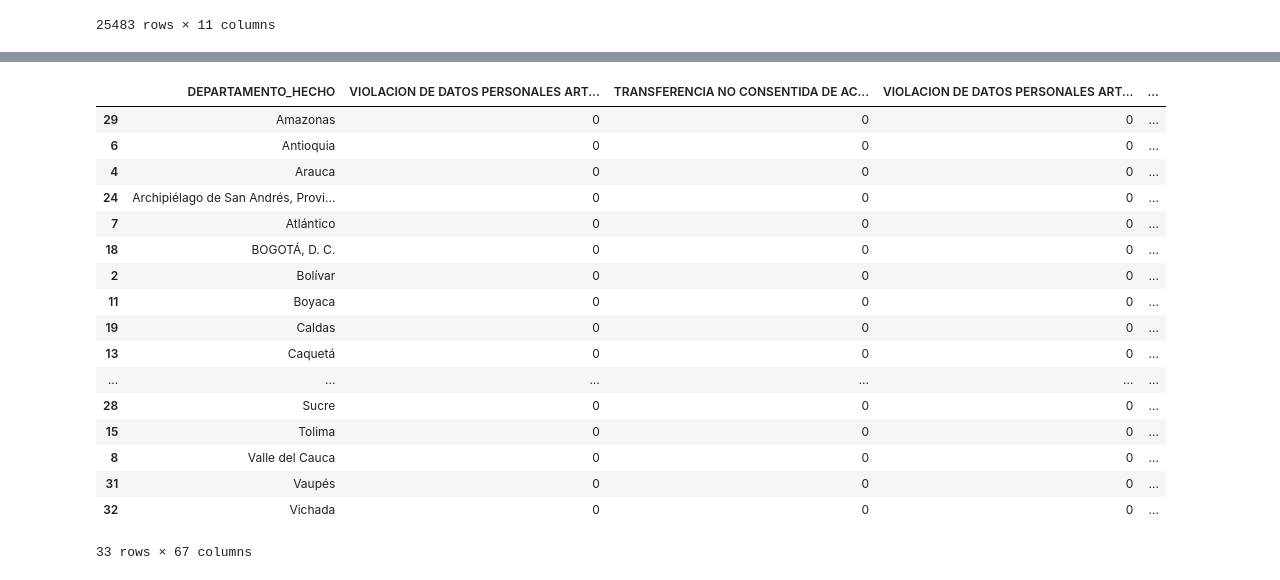
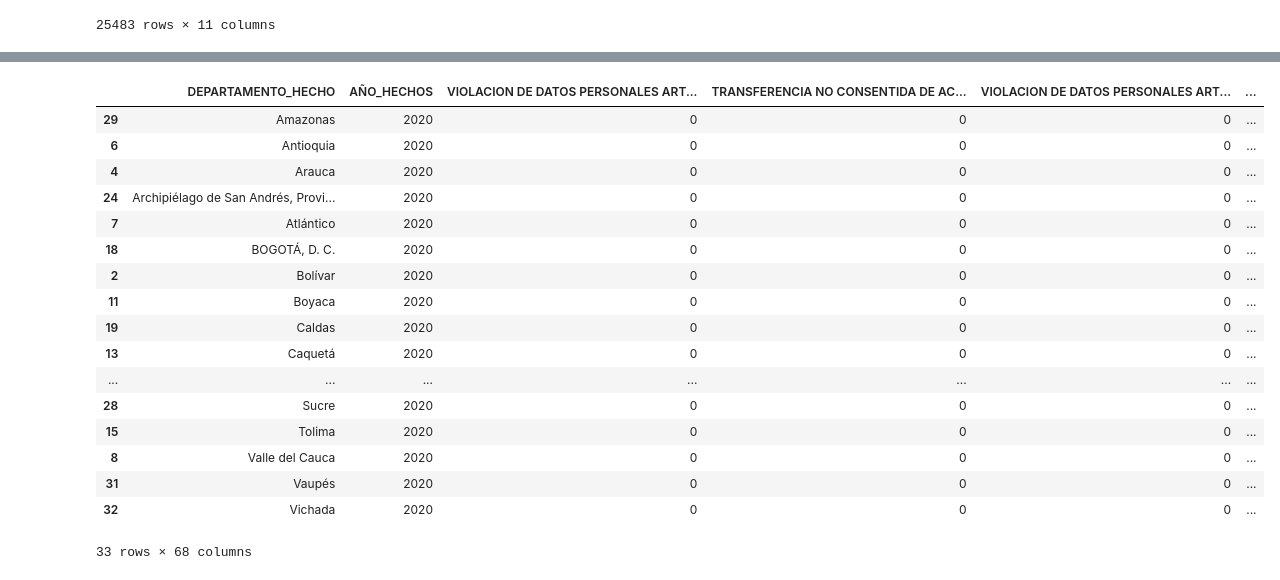
Before and after one commit to leonelpc94/delitosInformaticos, a Jupyter notebook: nuevoDataset.ipynb, the cells around one changed output, grey strips where cells are left out. Drawn from its saved outputs; the diff is of its cells as text; code cells hidden in the pictures.

Commit message:
logramos agregar los datos en el nuevo dataset

```diff
--- a/nuevoDataset.ipynb
+++ b/nuevoDataset.ipynb
@@ -68,24 +37,38 @@ print(len(nombre_delitos_totales))
-# %%
-for index in nombre_delitos_totales:
-    dfNew[index] = 0
-
-dfNew
-# %% [output]
-|  | DEPARTAMENTO_HECHO | VIOLACION DE DATOS PERSONALES ART... | TRANSFERENCIA NO CONSENTIDA DE AC... | VIOLACION DE DATOS PERSONALES ART... | ... |
-| 29 | Amazonas | 0 | 0 | 0 | ... |
-| 6 | Antioquia | 0 | 0 | 0 | ... |
-| 4 | Arauca | 0 | 0 | 0 | ... |
-| 24 | Archipiélago de San Andrés, Provi... | 0 | 0 | 0 | ... |
-| 7 | Atlántico | 0 | 0 | 0 | ... |
-| 18 | BOGOTÁ, D. C. | 0 | 0 | 0 | ... |
-| 2 | Bolívar | 0 | 0 | 0 | ... |
-| 11 | Boyaca | 0 | 0 | 0 | ... |
-| 19 | Caldas | 0 | 0 | 0 | ... |
-| 13 | Caquetá | 0 | 0 | 0 | ... |
-| ... | ... | ... | ... | ... | ... |
-| 28 | Sucre | 0 | 0 | 0 | ... |
-| 15 | Tolima | 0 | 0 | 0 | ... |
-| 8 | Valle del Cauca | 0 | 0 | 0 | ... |
-| 31 | Vaupés | 0 | 0 | 0 | ... |
-| 32 | Vichada | 0 | 0 | 0 | ... |
-33 rows × 67 columns
+# %%
+#cargar dataset csv con los delitos del año 2020
+df20 = pd.read_csv("datasetBrutoAño/dataset2020.csv")
+#la funcion unique() sirve para sacar los valores de forma que estos no sea repetidos
+nombre_delitos_20 = df20["DELITO"].unique()
+nombre_delitos_totales_20 = dataset["DELITO"].unique()
+nombre_departamento_20 = df20["DEPARTAMENTO_HECHO"].unique()
+anio20 = df20["AÑO_HECHOS"].unique()
+#crear un directorio para guardar los departamentos
+data20 ={"DEPARTAMENTO_HECHO":nombre_departamento_20}
+#crear dataframe
+dfNew20 = pd.DataFrame(data20)
+dfNew20["AÑO_HECHOS"] = anio20[0]
+#en este caso sort_values es para ordenar de forma alfabetica
+dfNew20 = dfNew20.sort_values(by="DEPARTAMENTO_HECHO")
+for index in nombre_delitos_totales_20:
+    dfNew20[index] = 0
+
+dfNew20
+# %% [output]
+|  | DEPARTAMENTO_HECHO | AÑO_HECHOS | VIOLACION DE DATOS PERSONALES ART... | TRANSFERENCIA NO CONSENTIDA DE AC... | VIOLACION DE DATOS PERSONALES ART... | ... |
+| 29 | Amazonas | 2020 | 0 | 0 | 0 | ... |
+| 6 | Antioquia | 2020 | 0 | 0 | 0 | ... |
+| 4 | Arauca | 2020 | 0 | 0 | 0 | ... |
+| 24 | Archipiélago de San Andrés, Provi... | 2020 | 0 | 0 | 0 | ... |
+| 7 | Atlántico | 2020 | 0 | 0 | 0 | ... |
+| 18 | BOGOTÁ, D. C. | 2020 | 0 | 0 | 0 | ... |
+| 2 | Bolívar | 2020 | 0 | 0 | 0 | ... |
+| 11 | Boyaca | 2020 | 0 | 0 | 0 | ... |
+| 19 | Caldas | 2020 | 0 | 0 | 0 | ... |
+| 13 | Caquetá | 2020 | 0 | 0 | 0 | ... |
+| ... | ... | ... | ... | ... | ... | ... |
+| 28 | Sucre | 2020 | 0 | 0 | 0 | ... |
+| 15 | Tolima | 2020 | 0 | 0 | 0 | ... |
+| 8 | Valle del Cauca | 2020 | 0 | 0 | 0 | ... |
+| 31 | Vaupés | 2020 | 0 | 0 | 0 | ... |
+| 32 | Vichada | 2020 | 0 | 0 | 0 | ... |
+33 rows × 68 columns
```
Also changed, not shown: parts of 10 cells of this notebook, 8 other files.
